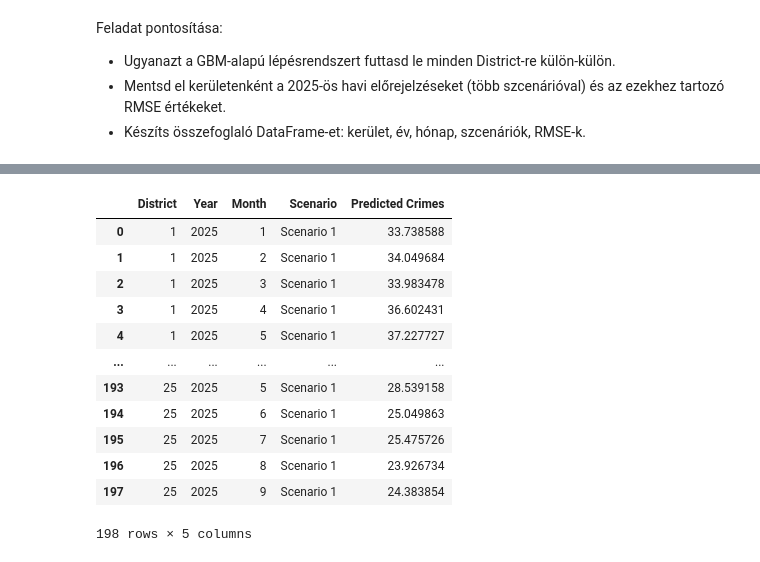
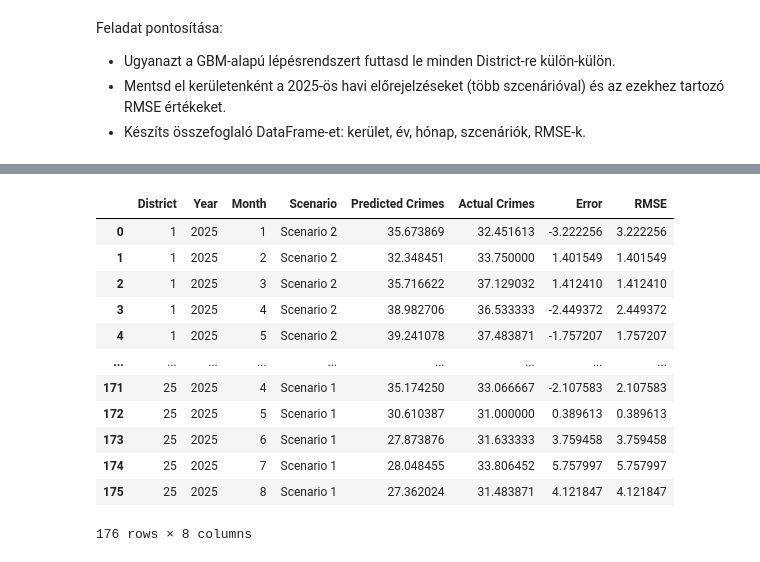
Before and after one commit to enikogyorfi/Szakdolgozat, a Jupyter notebook: Geometriai Brown mozgas.ipynb, the cells around one changed output, grey strips where cells are left out. Cells and saved outputs as stored; diff of their text form; code cells hidden in the pictures.

```diff
--- a/Geometriai Brown mozgas.ipynb
+++ b/Geometriai Brown mozgas.ipynb
@@ -56,7 +63,7 @@ np.float64(35.774193548387096)
 # Time increment, 1 month in our case
 dt = 1 # 1 month
 # Length of the prediction time horizon, how many time points to predict
-T = 9  # 9 months
+T = 8  # 8 monthss
 # Number of time points in the prediction time horizon
 N = int(T / dt)  # 9 time points
 # Array for time points in the prediction time horizon [1, 2, 3, .. , N]
@@ -99,6 +106,12 @@ np.float64(0.11365597802997726)
 # %%
 # array for brownian increments
 scen_size = 2
-b = {str(scen): np.random.normal(0, 1, int(N)) for scen in range(1, scen_size + 1)}
+rng = np.random.default_rng(seed=42)
+
+b = {
+    str(scen): rng.normal(0, 1, int(N))
+    for scen in range(1, scen_size + 1)
+}
+
 print(b)
 # %% [output]
@@ -231,12 +243,19 @@ all_rmses = []
 
 for d in districts:
     ddf = df[df['District'] == d].copy()
+    ddf["Month"] = ddf["Month"].astype(int)
     ddf = ddf.drop(columns=['count', 'Number_of_days_in_month', 'District'])
     hist = ddf[ddf['Year'].between(2001, 2024)]
     pred_df = ddf[ddf['Year'] == 2025].drop(columns=['Number of Crimes Per Day'])
-    valid = ddf[ddf['Year'] == 2025]['Number of Crimes Per Day'].reset_index(drop=True)
+    pred_df['Month'] = pred_df['Month'].astype(int)
+    pred_df = pred_df[pred_df['Month'].between(1, 8)].reset_index(drop=True)
+    valid = ddf[
+        (ddf['Year'] == 2025) &
+        (ddf['Month'].between(1, 8))
+    ]['Number of Crimes Per Day'].reset_index(drop=True)
 
-    if hist.empty or pred_df.empty or len(pred_df) != 9:
+
+    if hist.empty or pred_df.empty or len(pred_df) != 8:
         continue
 
     So_d = hist['Number of Crimes Per Day'].values[-1]
@@ -250,7 +269,8 @@ for d in districts:
     t_d = np.arange(1, N_d + 1)
 
     scen_n = scen_size
-    b_d = {str(s): np.random.normal(0, 1, N_d) for s in range(1, scen_n + 1)}
+    rng = np.random.default_rng(seed=42)
+    b_d = {str(s): rng.normal(0, 1, N_d) for s in range(1, scen_n + 1)}
     W_d = {str(s): b_d[str(s)].cumsum() for s in range(1, scen_n + 1)}
 
     drift_d = (mu_d - 0.5 * sigma_d ** 2) * t_d
@@ -310,37 +330,50 @@ rmse_by_district
 # %%
 # Use that scenario which has the lowest RMSE for each district
 #best_scenarios = rmse_by_district.set_index('District').idxmin(axis=1)
 #best_scenarios
 best_scenarios = (
     rmse_by_district
     .set_index('District')
     .idxmin(axis=1)                       # pd.Series: index=District, value=Scenario neve
     .rename('BestScenario')
     .reset_index()
 )
 # Show the best scenario predictions for each district and each month
 best_predictions = (
     predictions_by_district
     .melt(id_vars=['District', 'Year', 'Month'], var_name='Scenario', value_name='Predicted Crimes')
     .merge(best_scenarios, on='District', how='inner')     # hozzárendeljük a legjobb scenariót kerületenként
 )
 best_predictions = best_predictions[best_predictions['Scenario'] == best_predictions['BestScenario']] \
     .drop(columns=['BestScenario']) \
     .sort_values(['District', 'Year', 'Month']) \
     .reset_index(drop=True)
 
 best_predictions
+#Add actual values to best_predictions for comparison
+actual_values = df[(df['Year'] == 2025)][['District', 'Month', 'Number of Crimes Per Day']]
+best_predictions = best_predictions.merge(actual_values, on=['District', 'Month'], how='left')
+best_predictions.rename(columns={'Number of Crimes Per Day': 'Actual Crimes'}, inplace=True)
+best_predictions["Error"] = (
+    best_predictions["Actual Crimes"] - best_predictions["Predicted Crimes"]
+)
+
+best_predictions["RMSE"] = np.sqrt(best_predictions["Error"] ** 2)
+
+
+
+best_predictions
 # %% [output]
-|  | District | Year | Month | Scenario | Predicted Crimes |
-| 0 | 1 | 2025 | 1 | Scenario 1 | 33.738588 |
-| 1 | 1 | 2025 | 2 | Scenario 1 | 34.049684 |
-| 2 | 1 | 2025 | 3 | Scenario 1 | 33.983478 |
-| 3 | 1 | 2025 | 4 | Scenario 1 | 36.602431 |
-| 4 | 1 | 2025 | 5 | Scenario 1 | 37.227727 |
-| ... | ... | ... | ... | ... | ... |
-| 193 | 25 | 2025 | 5 | Scenario 1 | 28.539158 |
-| 194 | 25 | 2025 | 6 | Scenario 1 | 25.049863 |
-| 195 | 25 | 2025 | 7 | Scenario 1 | 25.475726 |
-| 196 | 25 | 2025 | 8 | Scenario 1 | 23.926734 |
-| 197 | 25 | 2025 | 9 | Scenario 1 | 24.383854 |
+|  | District | Year | Month | Scenario | Predicted Crimes | Actual Crimes | Error | RMSE |
+| 0 | 1 | 2025 | 1 | Scenario 2 | 35.673869 | 32.451613 | -3.222256 | 3.222256 |
+| 1 | 1 | 2025 | 2 | Scenario 2 | 32.348451 | 33.750000 | 1.401549 | 1.401549 |
+| 2 | 1 | 2025 | 3 | Scenario 2 | 35.716622 | 37.129032 | 1.412410 | 1.412410 |
+| 3 | 1 | 2025 | 4 | Scenario 2 | 38.982706 | 36.533333 | -2.449372 | 2.449372 |
+| 4 | 1 | 2025 | 5 | Scenario 2 | 39.241078 | 37.483871 | -1.757207 | 1.757207 |
+| ... | ... | ... | ... | ... | ... | ... | ... | ... |
+| 171 | 25 | 2025 | 4 | Scenario 1 | 35.174250 | 33.066667 | -2.107583 | 2.107583 |
+| 172 | 25 | 2025 | 5 | Scenario 1 | 30.610387 | 31.000000 | 0.389613 | 0.389613 |
+| 173 | 25 | 2025 | 6 | Scenario 1 | 27.873876 | 31.633333 | 3.759458 | 3.759458 |
+| 174 | 25 | 2025 | 7 | Scenario 1 | 28.048455 | 33.806452 | 5.757997 | 5.757997 |
+| 175 | 25 | 2025 | 8 | Scenario 1 | 27.362024 | 31.483871 | 4.121847 | 4.121847 |
-198 rows × 5 columns
+176 rows × 8 columns
```
Also changed, not shown: parts of 16 cells of this notebook, 3 other files.
